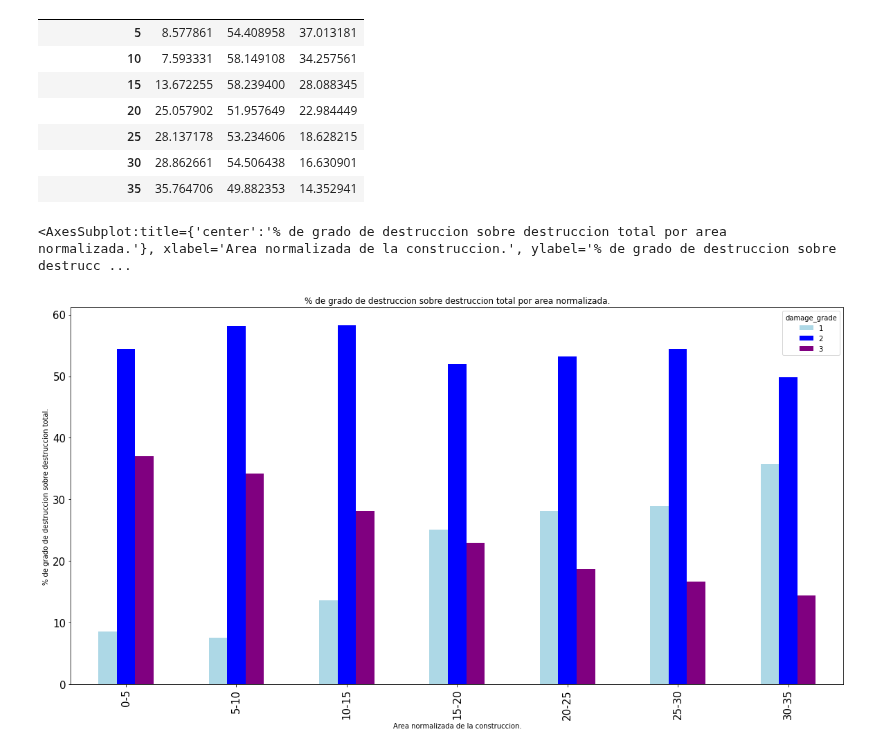
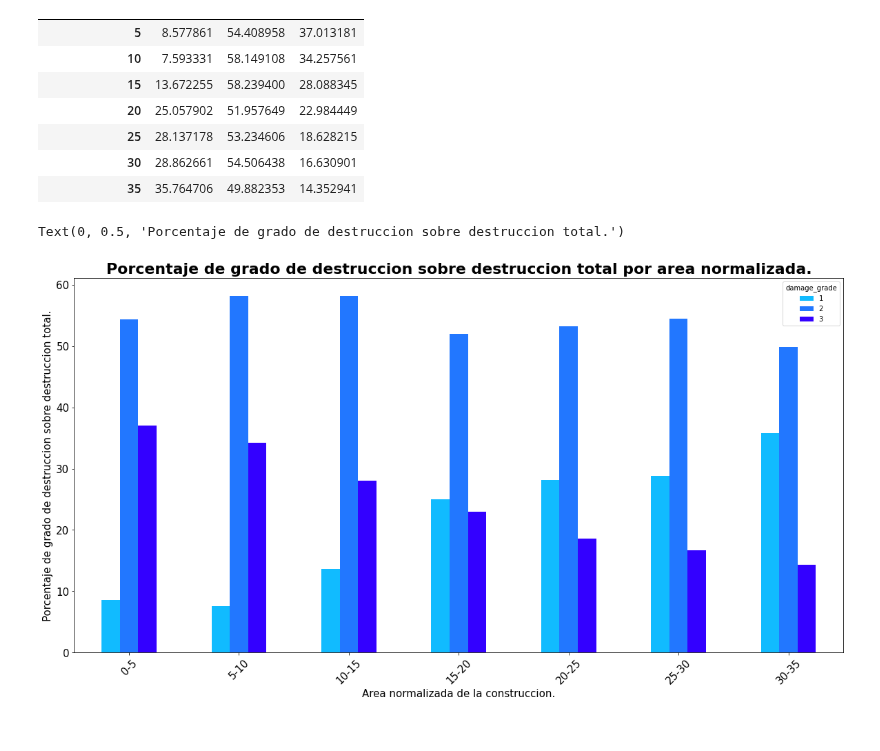
Before and after one commit to joaquinfontela/OrganizacionDeDatos-TP1, a Jupyter notebook: src/Continuous.ipynb, the cells around one changed output. Cells and saved outputs as stored; diff of their text form; code cells hidden in the pictures.

```diff
--- a/src/Continuous.ipynb
+++ b/src/Continuous.ipynb
@@ -229,7 +276,8 @@ ages_damage_pivot.plot(kind = "bar",\
 # ages_damage_pivot.loc[:, [20, 40, 60, 80, 100]].plot(kind = "pie", figsize = (20,4), title = "% de grado de destruccion", subplots="True", sharey=False)
 # %%
 height_damage["height_percentage"] = (np.ceil(height_damage["height_percentage"] / 4) * 4).astype('int')
-height_damage["height_percentage"] = np.where(height_damage["height_percentage"] == 0, 4, height_damage["height_percentage"])
+height_damage["height_percentage"] = np.where(height_damage["height_percentage"] == 0,\
+                                              4, height_damage["height_percentage"])
 height_damage = height_damage[["height_percentage", "damage_grade"]]
 height_damage
 # %% [output]
@@ -247,13 +295,20 @@ height_damage
 | 260600 | 8 | 3 |
 260573 rows × 2 columns
 # %%
-height_damage["amount_for_damage_and_height"] = height_damage.groupby(["height_percentage", "damage_grade"])["height_percentage"].transform("count")
-height_damage_pivot = height_damage.pivot_table(index="height_percentage", columns="damage_grade", values="amount_for_damage_and_height").fillna(0)
+height_damage["amount_for_damage_and_height"] = height_damage.groupby(["height_percentage",\
+                                                                        "damage_grade"])\
+                                                              ["height_percentage"].transform("count")
+height_damage_pivot = height_damage.pivot_table(index="height_percentage",\
+                                                columns="damage_grade",\
+                                                values="amount_for_damage_and_height")\
+                                   .fillna(0)
 heights_list = height_damage_pivot.index.to_list()
 for age in heights_list:
     values = []
     for i in [1, 2, 3]:
-        values.append(height_damage_pivot.loc[age, i] / (height_damage_pivot.loc[age, 1] + height_damage_pivot.loc[age, 2] + height_damage_pivot.loc[age, 3]) * 100)
+        values.append(height_damage_pivot.loc[age, i] /  ( height_damage_pivot.loc[age, 1]
+                                                         + height_damage_pivot.loc[age, 2]
+                                                         + height_damage_pivot.loc[age, 3]) * 100)
     height_damage_pivot.loc[age] = values
 height_damage_pivot
 # %% [output]
@@ -282,6 +342,7 @@ height_damage_pivot.plot(kind = "bar",\
 # %%
 area_damage["area_percentage"] = (np.ceil(area_damage["area_percentage"] / 5) * 5).astype('int')
-area_damage["area_percentage"] = np.where(area_damage["area_percentage"] == 0, 5, area_damage["area_percentage"])
+area_damage["area_percentage"] = np.where(area_damage["area_percentage"] == 0,\
+                                          5, area_damage["area_percentage"])
 area_damage = area_damage[["area_percentage", "damage_grade"]]
 area_damage
 # %% [output]
@@ -299,13 +360,19 @@ area_damage
 | 260600 | 10 | 3 |
 260034 rows × 2 columns
 # %%
-area_damage["amount_for_damage_and_area"] = area_damage.groupby(["area_percentage", "damage_grade"])["area_percentage"].transform("count")
-area_damage_pivot = area_damage.pivot_table(index="area_percentage", columns="damage_grade", values="amount_for_damage_and_area").fillna(0)
+area_damage["amount_for_damage_and_area"] = area_damage.groupby(["area_percentage", "damage_grade"])\
+                                                        ["area_percentage"].transform("count")
+area_damage_pivot = area_damage.pivot_table(index="area_percentage",\
+                                            columns="damage_grade",\
+                                            values="amount_for_damage_and_area")\
+                               .fillna(0)
 area_list = area_damage_pivot.index.to_list()
 for age in area_list:
     values = []
     for i in [1, 2, 3]:
-        values.append(area_damage_pivot.loc[age, i] / (area_damage_pivot.loc[age, 1] + area_damage_pivot.loc[age, 2] + area_damage_pivot.loc[age, 3]) * 100)
+        values.append(area_damage_pivot.loc[age, i] /  ( area_damage_pivot.loc[age, 1]
+                                                       + area_damage_pivot.loc[age, 2]
+                                                       + area_damage_pivot.loc[age, 3]) * 100)
     area_damage_pivot.loc[age] = values
 area_damage_pivot
 # %% [output]
@@ -323,11 +390,16 @@ area_damage_pivot.index = ["0-5", "5-10", "10-15", "15-20", "20-25", "25-30", "3
 # %%
 area_damage_pivot.plot(kind = "bar",\
      figsize = (20,10),\
-     title = "% de grado de destruccion sobre destruccion total por area normalizada.",\
+     title = "Porcentaje de grado de destruccion sobre destruccion total por area normalizada.",\
      xlabel = "Area normalizada de la construccion.",\
-     ylabel = "% de grado de destruccion sobre destruccion total.",\
-     color = ["lightblue", "blue", "purple"],\
+     ylabel = "Porcentaje de grado de destruccion sobre destruccion total.",\
+     color = ["#11bbff", "#2277ff", "#3300ff"],\
+     rot = 45,\
      fontsize=15)
+plt.title("Porcentaje de grado de destruccion sobre destruccion total por area normalizada.",\
+          fontsize =22, fontweight = 'bold')
+plt.xlabel("Area normalizada de la construccion.", fontsize=15)
+plt.ylabel("Porcentaje de grado de destruccion sobre destruccion total.", fontsize=15)
 # %% [output]
-<AxesSubplot:title={'center':'% de grado de destruccion sobre destruccion total por area normalizada.'}, xlabel='Area normalizada de la construccion.', ylabel='% de grado de destruccion sobre destrucc ...
+Text(0, 0.5, 'Porcentaje de grado de destruccion sobre destruccion total.')
-[figure, old version]
+[figure, new version]
```
Also changed, not shown: parts of 9 cells of this notebook, 8 other files.
